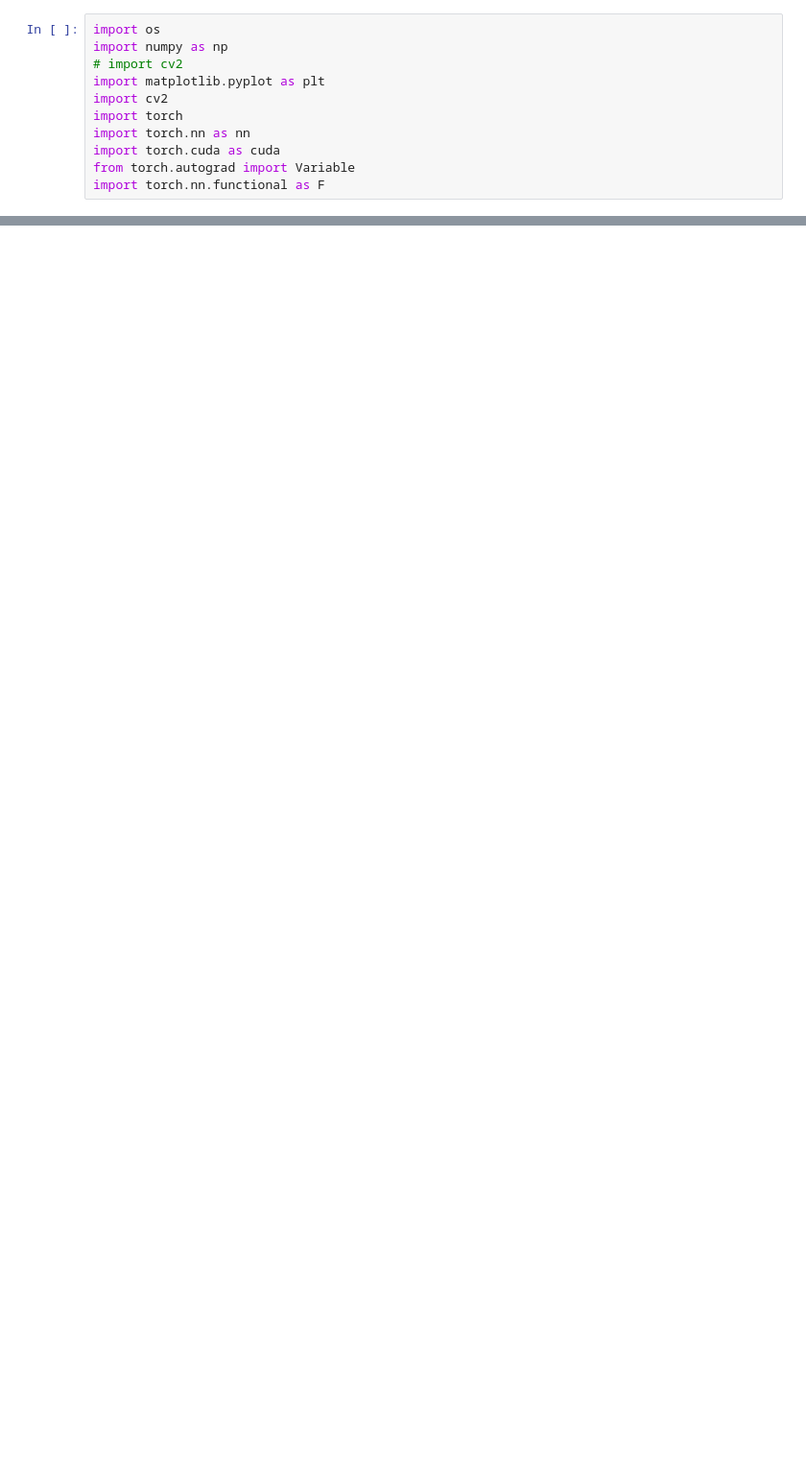
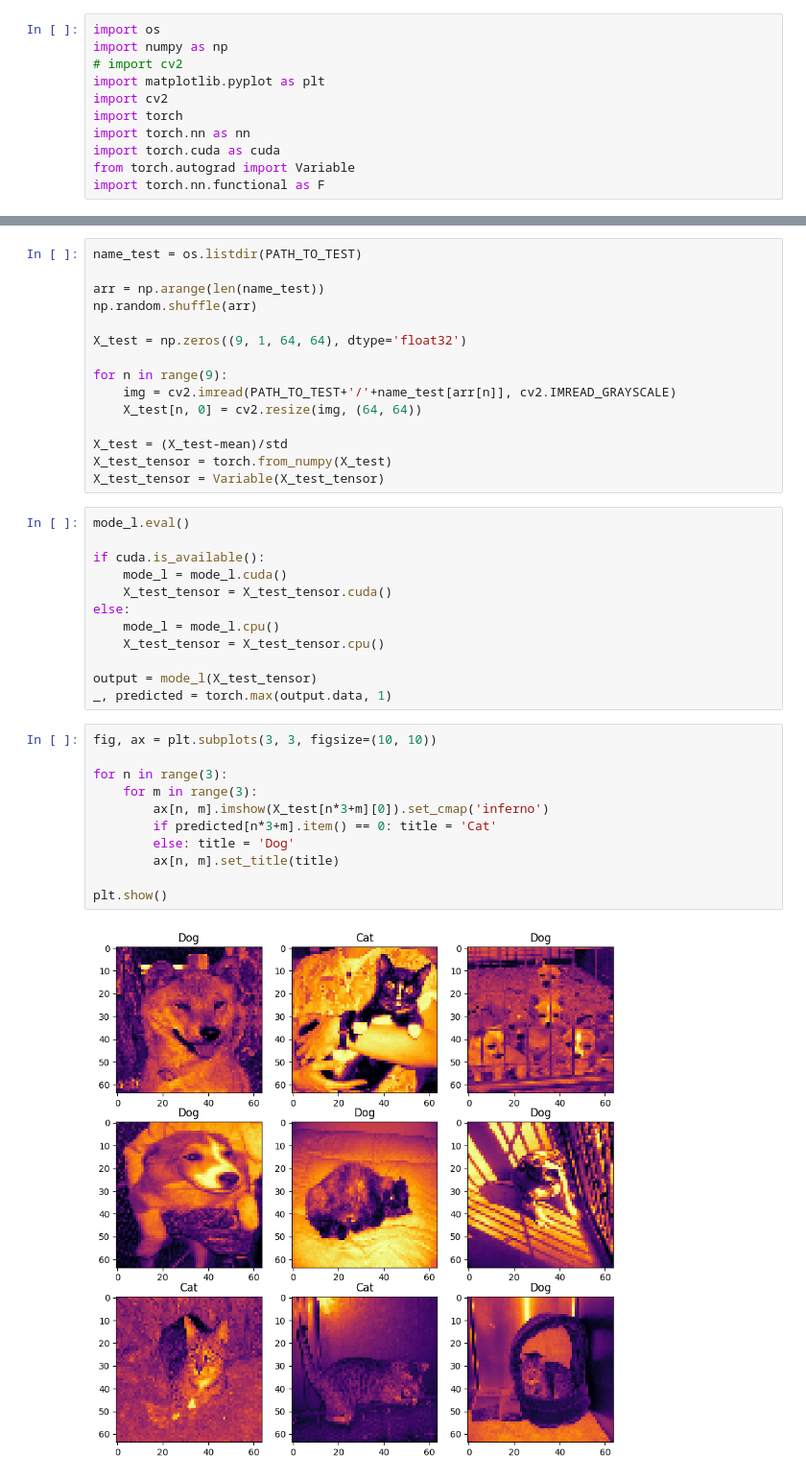
Before and after one commit to AtiChetsurakul/DataScienceDockerEnv, a Jupyter notebook: LectureSrcAndNoteBook/MLaug22/ML2022-09-Deep learning II/09-DeepLearning-II.ipynb, the cells around one changed output, grey strips where cells are left out. Shown at 96% size. Drawn from its saved outputs; the diff is of its cells as text; blank space fills up the shorter version.

```diff
--- a/LectureSrcAndNoteBook/MLaug22/ML2022-09-Deep learning II/09-DeepLearning-II.ipynb
+++ b/LectureSrcAndNoteBook/MLaug22/ML2022-09-Deep learning II/09-DeepLearning-II.ipynb
@@ -808,0 +1105,40 @@ import torch.nn.functional as F
+# %%
+name_test = os.listdir(PATH_TO_TEST)
+
+arr = np.arange(len(name_test))
+np.random.shuffle(arr)
+
+X_test = np.zeros((9, 1, 64, 64), dtype='float32')
+
+for n in range(9):
+    img = cv2.imread(PATH_TO_TEST+'/'+name_test[arr[n]], cv2.IMREAD_GRAYSCALE)
+    X_test[n, 0] = cv2.resize(img, (64, 64))
+
+X_test = (X_test-mean)/std
+X_test_tensor = torch.from_numpy(X_test)
+X_test_tensor = Variable(X_test_tensor)
+# %%
+mode_l.eval()
+
+if cuda.is_available():
+    mode_l = mode_l.cuda()
+    X_test_tensor = X_test_tensor.cuda()
+else:
+    mode_l = mode_l.cpu()
+    X_test_tensor = X_test_tensor.cpu()
+
+output = mode_l(X_test_tensor)
+_, predicted = torch.max(output.data, 1)
+# %%
+fig, ax = plt.subplots(3, 3, figsize=(10, 10))
+
+for n in range(3):
+    for m in range(3):
+        ax[n, m].imshow(X_test[n*3+m][0]).set_cmap('inferno')
+        if predicted[n*3+m].item() == 0: title = 'Cat'
+        else: title = 'Dog'
+        ax[n, m].set_title(title)
+
+plt.show()
+# %% [output]
+[figure, added]
```
Also changed, not shown: parts of 19 cells of this notebook, 1 other file.
